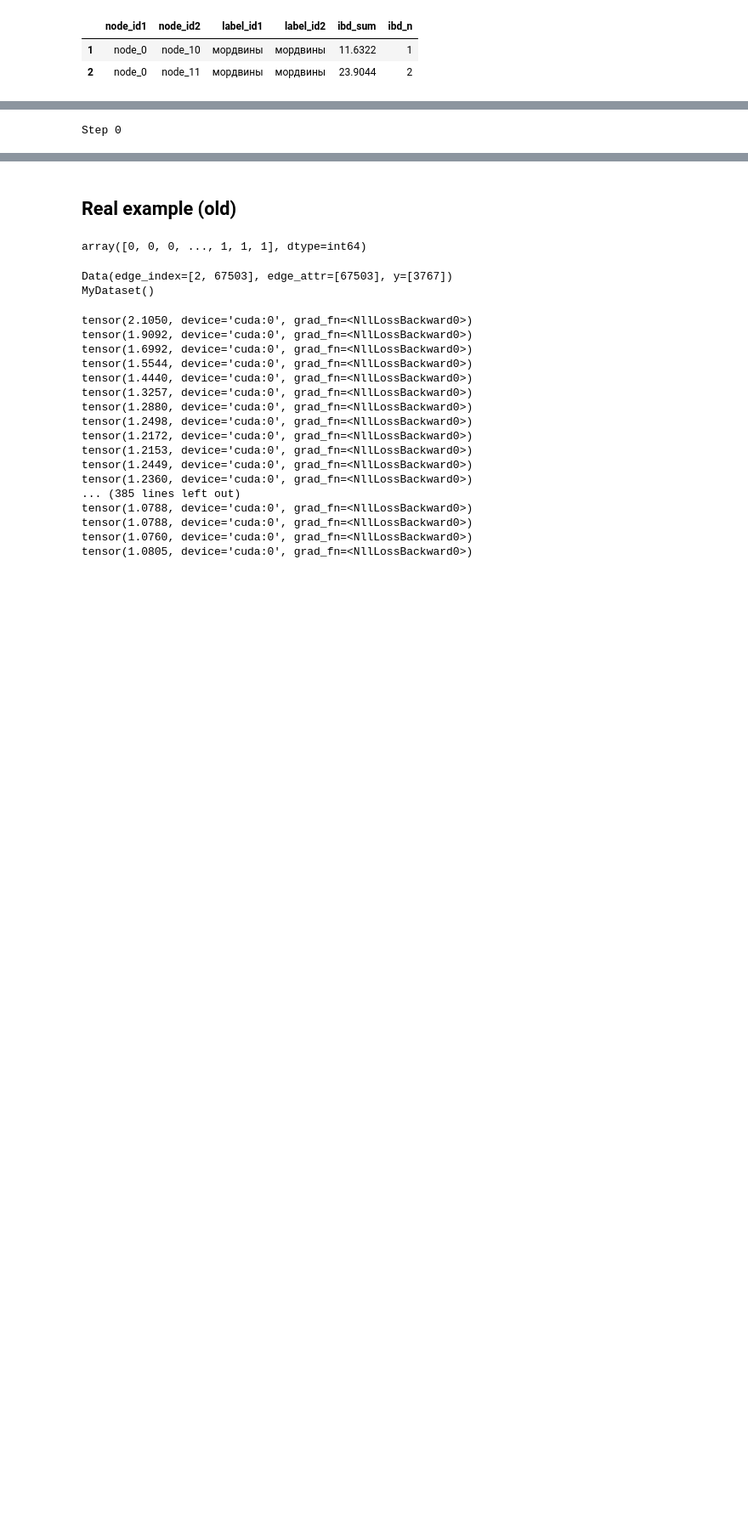
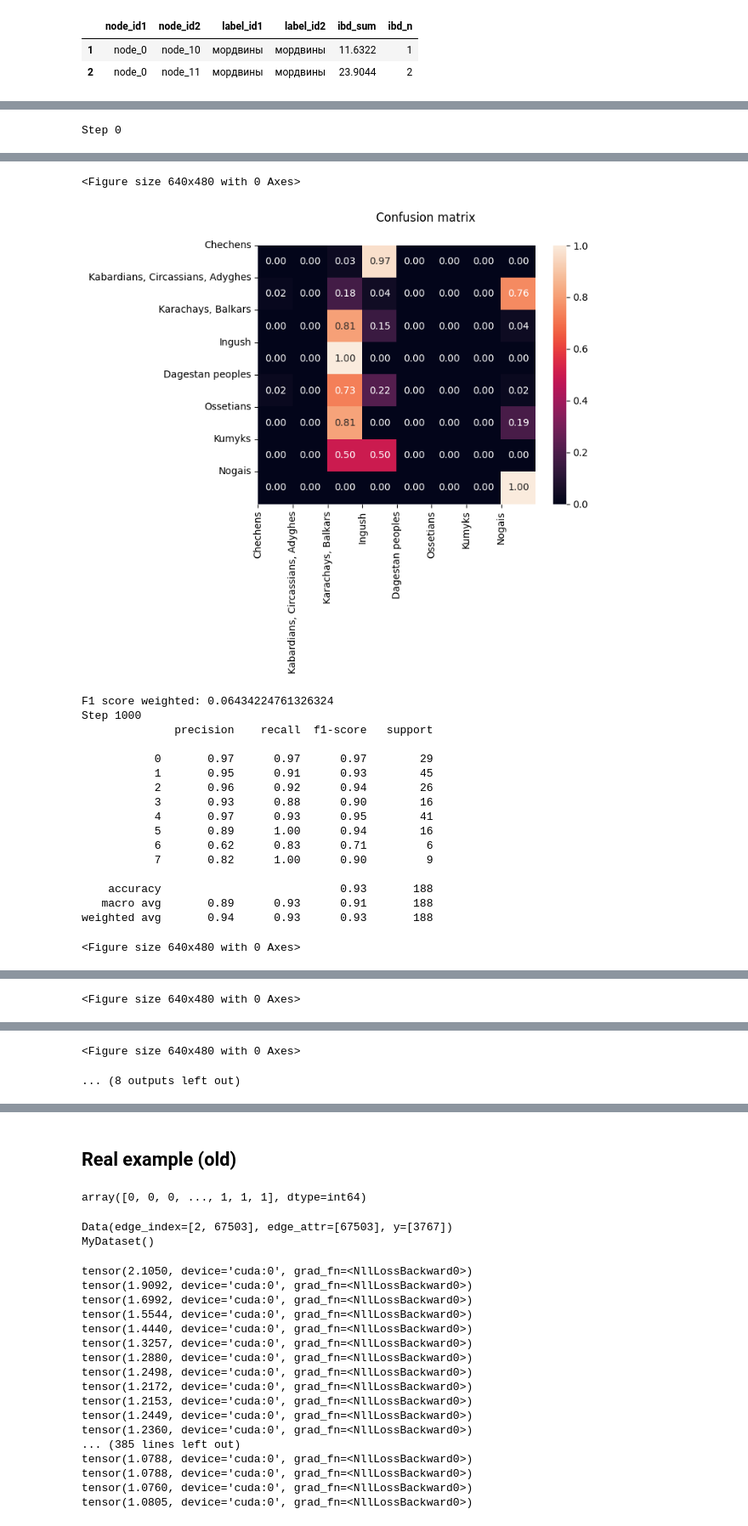
Before and after one commit to alexeyshmelev/genotek-nationality-analysis, a Jupyter notebook: genotek.ipynb, the cells around one changed output, grey strips where cells are left out. Shown at 85% size. Saved outputs shown, nothing was run; the diff lists cells and outputs as text; code cells hidden in the pictures; blank space fills up the shorter version.

```diff
--- a/genotek.ipynb
+++ b/genotek.ipynb
@@ -10,3 +10,15 @@ from sklearn import metrics
 sklearn.__version__
 # %% [output]
 '0.24.2'
+# %%
+with open('pr_spl_fwd_test.fa', 'r') as f:
+    total = []
+    for i, line in enumerate(f):
+        if i != 0:
+            total.append(line[:-1])
+
+with open('pr_spl_fwd_test_mod.fa', 'w') as f:
+    total_line = ''.join(total)
+    print(len(total_line))
+    for i in range(0, len(total_line), 2000):
+        f.write(total_line[i:i+16000] + '\n')
@@ -934,6 +1388,6 @@ def construct_edges(df_for_testing):
 # %%
-tr, ts, nks = get_train_test_nodes(df, 0.9)
-data, test_graphs = make_train_test_dataset(df, tr, ts, nks)
+tr, ts, nks, mask_array = get_train_test_nodes(df, 0.2, mask_coeff=0.0, NC=False) # to-do: 70:30 split ration because kenenbek did it this way
+data, test_graphs, types = make_train_test_dataset(df, tr, ts, nks, mask_array)
 # %% [output]
 TYPES:  ['мордвины', 'белорусы', 'украинцы', 'южные-русские', 'северные-русские']
 TYPES:  ['мордвины', 'белорусы', 'украинцы', 'южные-русские', 'северные-русские']
@@ -995,7 +1472,10 @@ import gc
 import torch
 import torch.nn as nn
 import torch.nn.functional as F
+from sklearn.metrics import f1_score
 from torch_geometric.nn import GCNConv, GATConv, TransformerConv, NNConv, SGConv, ARMAConv, TAGConv
+
+types = ['Chechens', 'Kabardians, Circassians, Adyghes', 'Karachays, Balkars', 'Ingush', 'Dagestan peoples', 'Ossetians', 'Kumyks', 'Nogais']
 
 # GCN model with 2 layers
 class Net(torch.nn.Module):
@@ -1019,35 +1499,58 @@ model = Net().to(device)
 criterion = torch.nn.CrossEntropyLoss()  # Define loss criterion.
 optimizer = torch.optim.Adam(model.parameters(), lr=0.0001)  # Define optimizer.
 
-def evaluation(model, test_graphs):
+p_answers, p_true = [], []
+
+def evaluation(model, test_graphs, step, p_answers, p_true):
     model.eval()
     y_true = []
     y_pred = []
 
     for i in range(len(test_graphs)):
-        y_pred.append(np.argmax(F.softmax(model(test_graphs[i].to(device))[-1], dim=0).cpu().detach().numpy()))
+        p = F.softmax(model(test_graphs[i].to(device))[-1], dim=0).cpu().detach().numpy()
+        if step == 2000:
+            p_answers.append(p)
+
+        y_pred.append(np.argmax(p))
         y_true.append(test_graphs[i].y[-1].cpu().detach())
 
+        if step == 2000:
+            p_true.append(test_graphs[i].y[-1].cpu().detach())
+
     print(classification_report(y_true, y_pred))
-    print(confusion_matrix(y_true, y_pred))
+    cm = confusion_matrix(y_true, y_pred, normalize='true')
+
+    plt.clf()
+    fig, ax = plt.subplots(1, 1)
+    sns.heatmap(cm, annot=True, fmt=".2f", ax=ax)
+    ax.set_xticks([i for i in range(len(types))])
+    ax.set_xticklabels(types)
+    ax.set_yticks([i for i in range(len(types))])
+    ax.set_yticklabels(types)
+    fig.suptitle("Confusion matrix")
+    plt.yticks(rotation=0)
+    plt.xticks(rotation=90)
+    plt.savefig(rf"C:\HSE\genotek\cm_cr_{step}.png", bbox_inches="tight")
+    plt.show()
+
     print(f"F1 score weighted: {f1_score(y_true, y_pred, average='weighted')}")
     model.train()
 
 
-def train(data, log_step, num_epochs, test_graphs):
+def train(data, log_step, num_epochs, test_graphs, mask_array, p_answers, p_true):
     model.train()
     data =  data.to(device)
     for i in range(num_epochs):
         if i % log_step == 0:
             print(f'Step {i}')
-            evaluation(model, test_graphs)
+            evaluation(model, test_graphs, i, p_answers, p_true)
         optimizer.zero_grad()  # Clear gradients.
-        out= model(data)  # Perform a single forward pass.
-        loss = criterion(out, data.y)  # Compute the loss solely based on the training nodes.
+        out = model(data)  # Perform a single forward pass.
+        loss = criterion(out[mask_array], data.y[mask_array])  # Compute the loss solely based on the training nodes.
         loss.backward()  # Derive gradients.
         optimizer.step()  # Update parameters based on gradients.
 
-train(data, 1000, 20000, test_graphs)
+train(data, 1000, 6000, test_graphs, mask_array, p_answers, p_true)
 
 model = None
 gc.collect() # Python thing
@@ -1073,0 +1574,19 @@ F1 score weighted: 0.9921574491874161
+<Figure size 640x480 with 0 Axes>
+[figure, added]
+F1 score weighted: 0.06434224761326324
+Step 1000
+              precision    recall  f1-score   support
+
+           0       0.97      0.97      0.97        29
+           1       0.95      0.91      0.93        45
+           2       0.96      0.92      0.94        26
+           3       0.93      0.88      0.90        16
+           4       0.97      0.93      0.95        41
+           5       0.89      1.00      0.94        16
+           6       0.62      0.83      0.71         6
+           7       0.82      1.00      0.90         9
+
+    accuracy                           0.93       188
+   macro avg       0.89      0.93      0.91       188
+weighted avg       0.94      0.93      0.93       188
+<Figure size 640x480 with 0 Axes>
@@ -1073,0 +1610 @@ F1 score weighted: 0.9921574491874161
+<Figure size 640x480 with 0 Axes>
@@ -1073,0 +1628,2 @@ F1 score weighted: 0.9921574491874161
+<Figure size 640x480 with 0 Axes>
+... (8 outputs left out)
```
Also changed, not shown: parts of 58 cells of this notebook.
